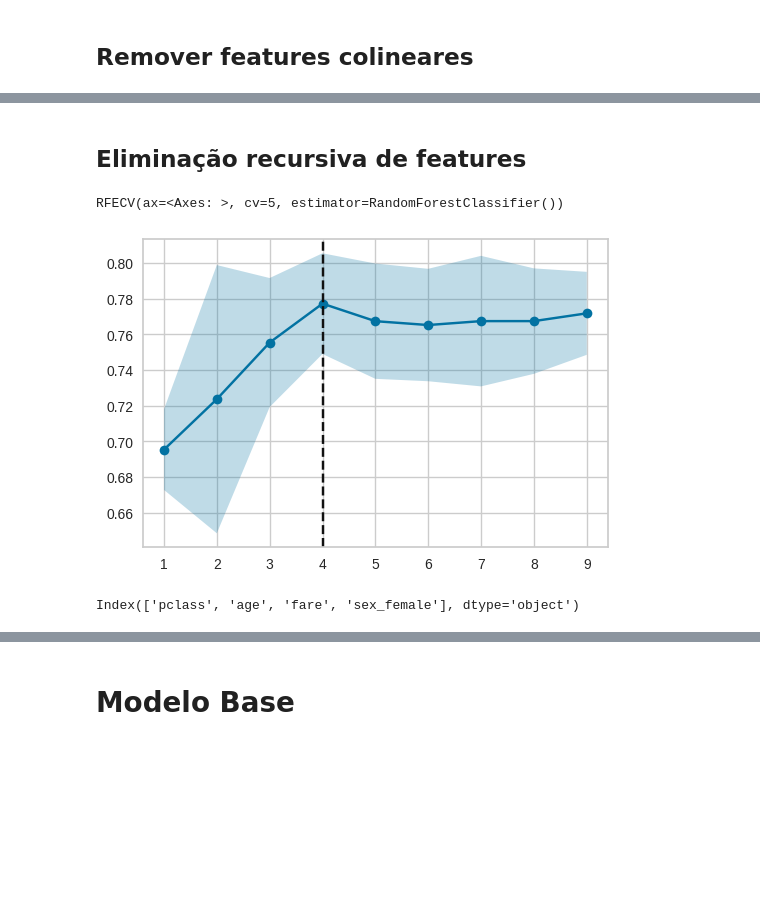
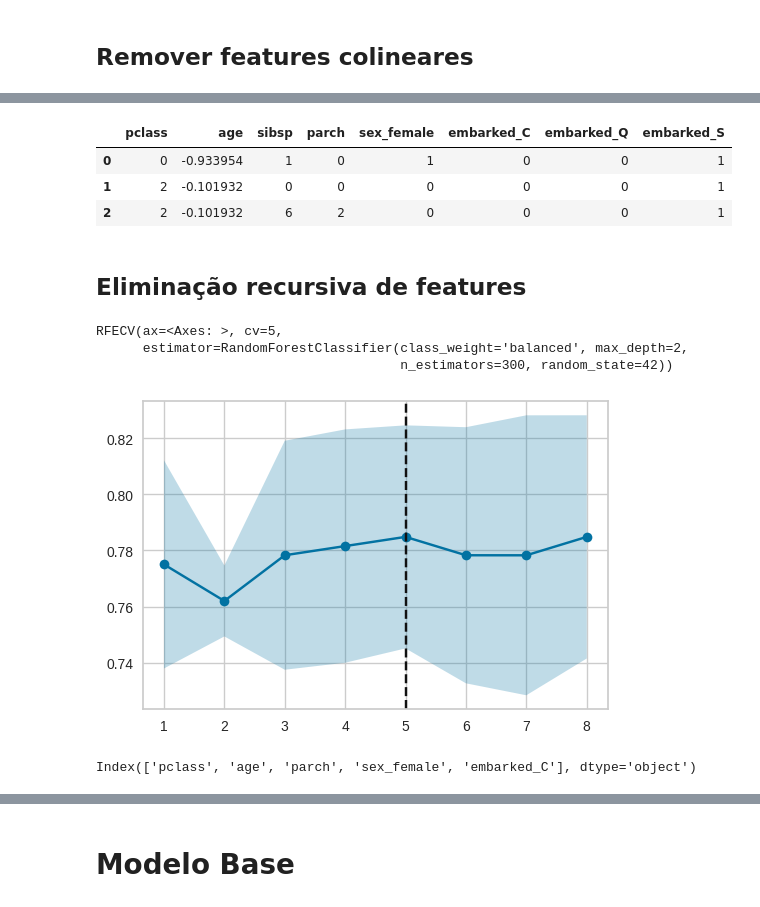
Before and after one commit to nortonvanz/ML_Pocket_Reference, a Jupyter notebook: notebooks/Titanic.ipynb, the cells around one changed output, grey strips where cells are left out. Drawn from its saved outputs; the diff is of its cells as text; code cells hidden in the pictures; blank space fills up the shorter version.

```diff
--- a/notebooks/Titanic.ipynb
+++ b/notebooks/Titanic.ipynb
@@ -440,7 +442,8 @@ X.head(3)
 # %% [markdown]
 Separação entre treino e teste
 # %%
-X_train, X_test, y_train, y_test = train_test_split(X, y, test_size=0.3, random_state=43)
+#estratifica pela y
+X_train, X_test, y_train, y_test = train_test_split(X, y, test_size=0.3, random_state=43, stratify=y)
 # %% [markdown]
 # EDA
 # %%
@@ -641,19 +641,34 @@ df_train.head(3)
+# %%
+#remover fare do treino e teste:
+X_train = X_train.drop(['fare'], axis=1)
+X_test = X_test.drop(['fare'], axis=1)
+# %%
+X_train.head(3)
+# %% [output]
+|  | pclass | age | sibsp | parch | sex_female | embarked_C | embarked_Q | embarked_S |
+| 0 | 0 | -0.933954 | 1 | 0 | 1 | 0 | 0 | 1 |
+| 1 | 2 | -0.101932 | 0 | 0 | 0 | 0 | 0 | 1 |
+| 2 | 2 | -0.101932 | 6 | 2 | 0 | 0 | 0 | 1 |
 # %% [markdown]
 ## Eliminação recursiva de features
 # %%
 #A eliminação recursiva de atributos removerá os atributos mais fracos, e então treinará um modelo
+  #PS: considerar que os parâmetros do modelo impactam. Foi rodado novamente, após o fine tuning, com max_depth=2, reduzindo o verfiting.
 
 fig, ax = plt.subplots(figsize=(6, 4))
-rfe = RFECV(RandomForestClassifier(n_estimators=100),cv=5)
+rfe = RFECV(RandomForestClassifier(n_estimators=300, class_weight='balanced', random_state=42, max_depth=2),cv=5)
 rfe.fit(X_train, y_train)
 # %% [output]
-RFECV(ax=<Axes: >, cv=5, estimator=RandomForestClassifier())
+RFECV(ax=<Axes: >, cv=5,
+      estimator=RandomForestClassifier(class_weight='balanced', max_depth=2,
+                                       n_estimators=300, random_state=42))
-[figure, old version]
+[figure, new version]
 # %%
-#manter as 4 features, pois foi com as 9 que obtivemos um melhor resultado
+#manter as 9 features, pois o resultado ficou muito parecido com o utilizando 5
+
 X_train.columns[rfe.support_]
 # %% [output]
-Index(['pclass', 'age', 'fare', 'sex_female'], dtype='object')
+Index(['pclass', 'age', 'parch', 'sex_female', 'embarked_C'], dtype='object')
 # %%
 #X_train_antes_rem = X_train.copy()
 # %%
```
Also changed, not shown: parts of 64 cells of this notebook.
